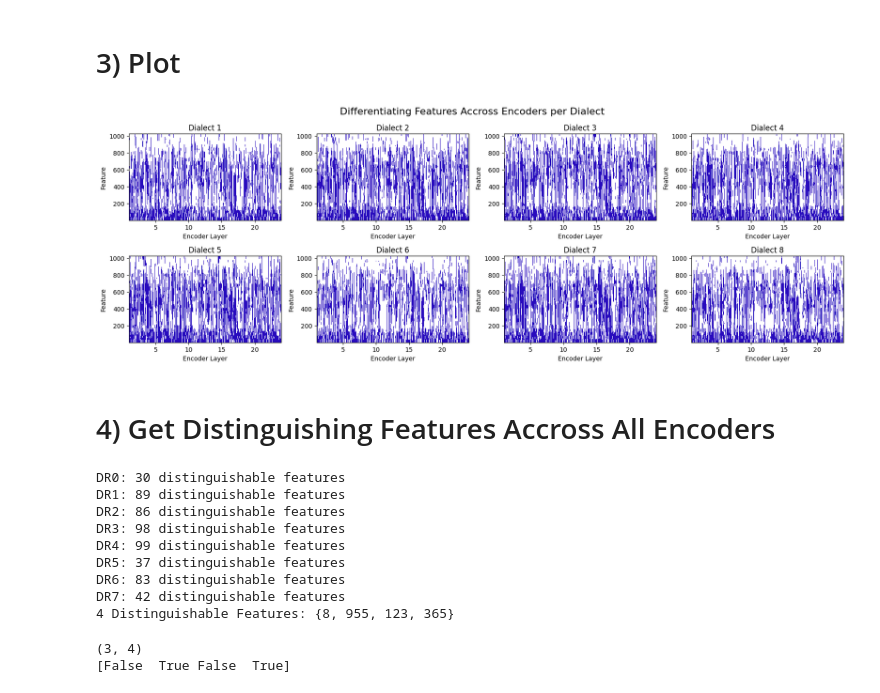
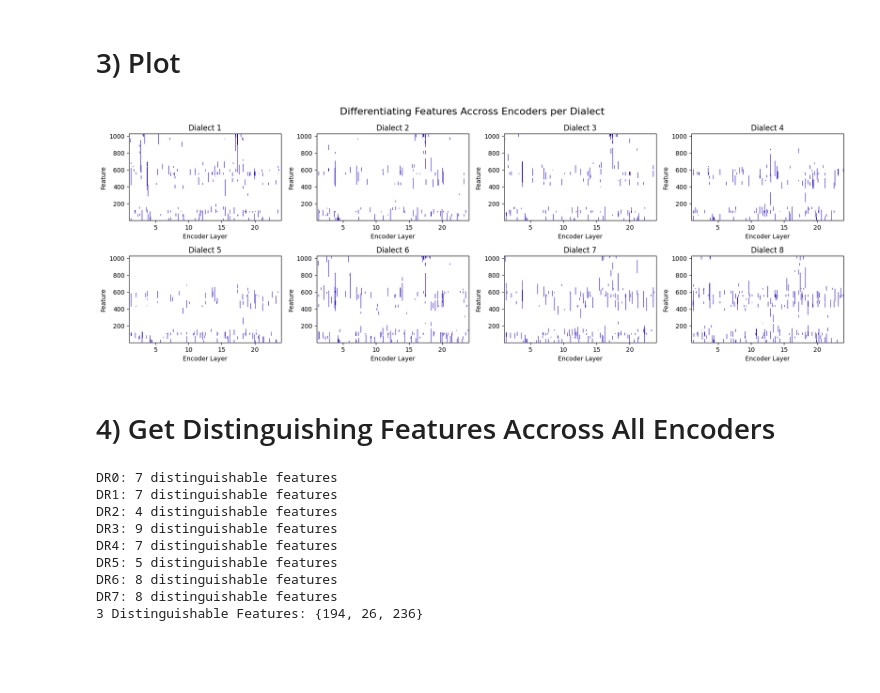
Before and after one commit to Ky-Ng/Probe-HuBERT, a Jupyter notebook: main_scripts/GetHeatmap.ipynb, the cells around one changed output. Drawn from its saved outputs; the diff is of its cells as text; code cells hidden in the pictures; blank space fills up the shorter version.

```diff
--- a/main_scripts/GetHeatmap.ipynb
+++ b/main_scripts/GetHeatmap.ipynb
@@ -17,8 +17,10 @@ from matplotlib.colors import ListedColormap
 # %% [markdown]
 # 1) Load in Dialect, Encoder, Token Data
 # %%
-PATH_TO_ALL_CD = "../data/numpy/CDs_D_E_T.npy"
-CDs_D_E_T = np.load(PATH_TO_ALL_CD)
+PATH_TO_ALL_CD = "../data/cd_comparisons/CDs_D_E_T_"
+vowels = "eh_ey"
+ext = ".npy"
+CDs_D_E_T = np.load(PATH_TO_ALL_CD+vowels+ext)
 # %% [markdown]
 # 2) Accumulate Sum of Cohen's D for each encoder and each feature
 # %%
@@ -39,37 +41,40 @@ effect_size_axis = np.arange(1, 1025)
 
 # Step 2) Generate Grid structure
 # 14 by 6 is a generic size, change as needed
 figs, axs = plt.subplots(2, 4, figsize=(17, 6))
 
 # Step 3) Plot Data and Label Axis
 plot_num = 0
 for row in range(2):
     for col in range(4):
         # Setup Subplot
         cur_plot = axs[row, col]
 
         # Labelling
         cur_plot.set_title(f"Dialect {plot_num+1}")
         cur_plot.set_xlabel("Encoder Layer")
         cur_plot.set_ylabel("Feature")
 
-        cmap_colors = [(1, 1, 1), (215,245,66  )]  # White for zero, Blue for non-zero
+        # White for zero, Blue for non-zero
+        cmap_colors = [(1, 1, 1), (215, 245, 66)]
         cmap = ListedColormap(cmap_colors)
 
         # Plot Data
         cur_plot.imshow(
             acc_effect_size_by_dialect[plot_num],
             aspect="auto",
-            extent=[encoder_axis.min(), encoder_axis.max(), effect_size_axis.min(), effect_size_axis.max()],
+            extent=[encoder_axis.min(), encoder_axis.max(
+            ), effect_size_axis.min(), effect_size_axis.max()],
             cmap=cmap
         )
 
         plot_num += 1
 
-figs.suptitle("Differentiating Features Accross Encoders per Dialect", fontsize=16)
+figs.suptitle(
+    "Differentiating Features Accross Encoders per Dialect", fontsize=16)
 plt.tight_layout()
 # %% [output]
-[figure, old version]
+[figure, new version]
 # %% [markdown]
 # 4) Get Distinguishing Features Accross All Encoders
 # %%
@@ -91,25 +96,12 @@ for dialect, acc_effect_size_count in acc_effect_size_by_dialect.items():
 
 print(f"{len(cross_dialect_distinguishable_features_idxs)} Distinguishable Features: {cross_dialect_distinguishable_features_idxs}")
 # %% [output]
-DR0: 30 distinguishable features
-DR1: 89 distinguishable features
-DR2: 86 distinguishable features
-DR3: 98 distinguishable features
-DR4: 99 distinguishable features
-DR5: 37 distinguishable features
-DR6: 83 distinguishable features
-DR7: 42 distinguishable features
-4 Distinguishable Features: {8, 955, 123, 365}
+DR0: 7 distinguishable features
+DR1: 7 distinguishable features
+DR2: 4 distinguishable features
+DR3: 9 distinguishable features
+DR4: 7 distinguishable features
+DR5: 5 distinguishable features
+DR6: 8 distinguishable features
+DR7: 8 distinguishable features
+3 Distinguishable Features: {194, 26, 236}
-# %%
-# Testing
-x = np.array(
-    [[2, 2, 3, 4],
-     [11, 12, 13, 14],
-     [0, 22, 0, 24]
-     ]
-)
-print(x.shape)
-print(np.all(x, axis=0))
-# %% [output]
-(3, 4)
-[False  True False  True]
```
Also changed, not shown: 1 other file.
